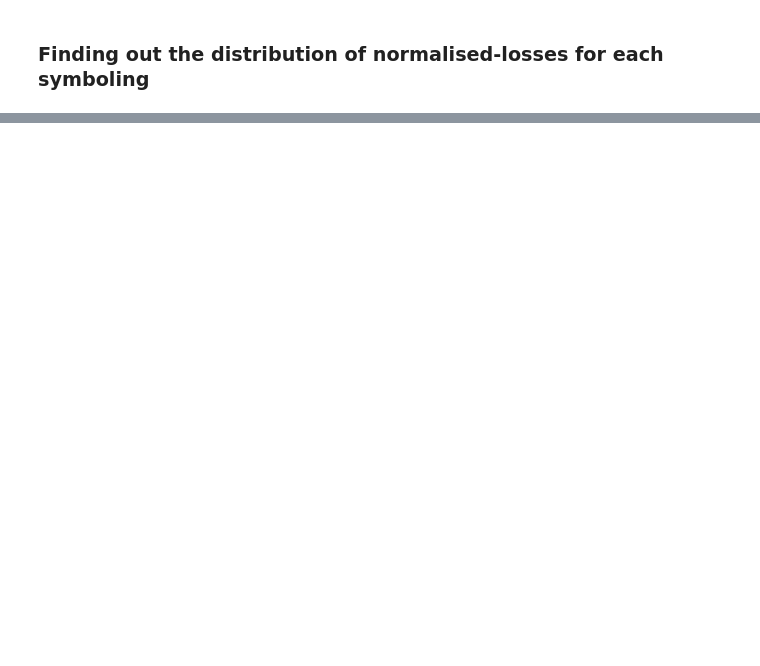
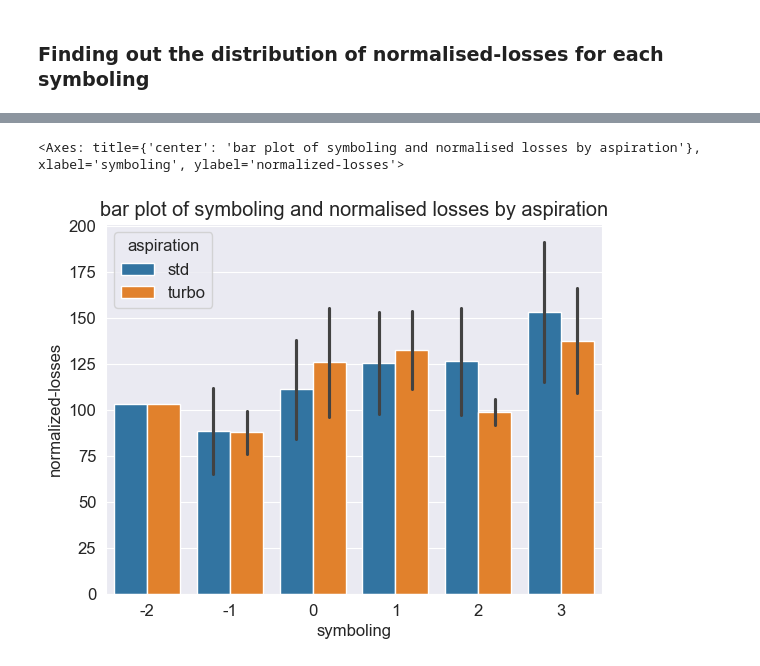
Before and after one commit to kasuleBS/automobile_analysis, a Jupyter notebook: analysis_file.ipynb, the cells around one changed output, grey strips where cells are left out. Cells and saved outputs as stored; diff of their text form; code cells hidden in the pictures; blank space fills up the shorter version.

```diff
--- a/analysis_file.ipynb
+++ b/analysis_file.ipynb
@@ -1358,0 +1371,6 @@ make_df('symboling_p3_df',3)
+# %%
+plt.title('bar plot of symboling and normalised losses by aspiration')
+sns.barplot(data=automobile_df, x='symboling', y='normalized-losses', hue='aspiration',errorbar='sd')
+# %% [output]
+<Axes: title={'center': 'bar plot of symboling and normalised losses by aspiration'}, xlabel='symboling', ylabel='normalized-losses'>
+[figure, added]
```
Also changed, not shown: parts of 31 cells of this notebook.
